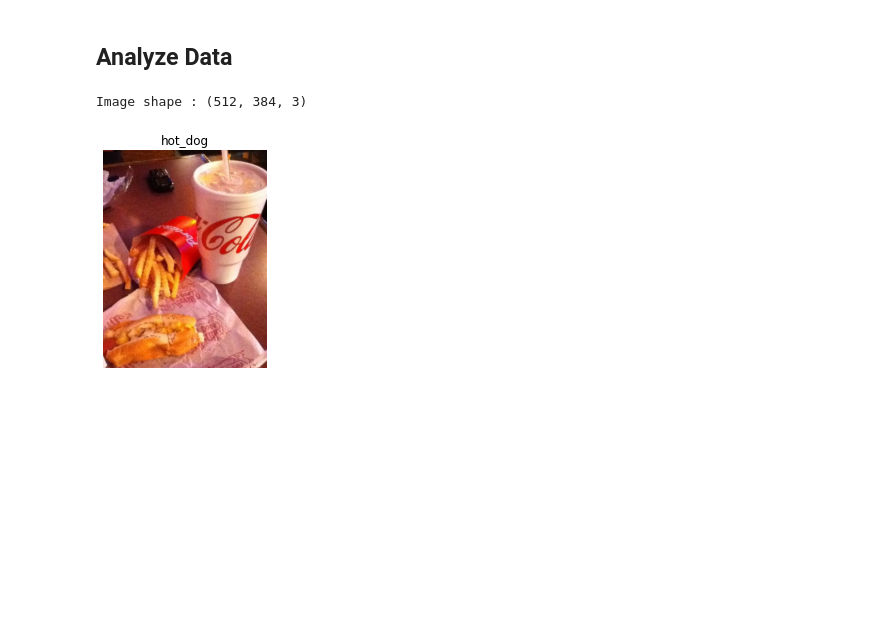
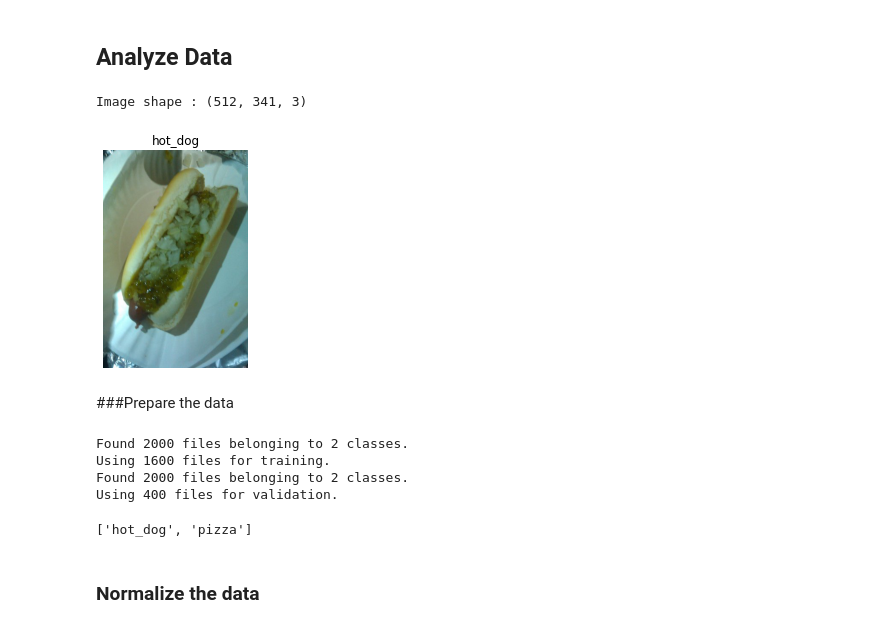
Before and after one commit to HLCarbon/DeepLearning, a Jupyter notebook: CNN_pizza_VS_hotdog.ipynb, the cells around one changed output. Saved outputs shown, nothing was run; the diff lists cells and outputs as text; code cells hidden in the pictures; blank space fills up the shorter version.

```diff
--- a/CNN_pizza_VS_hotdog.ipynb
+++ b/CNN_pizza_VS_hotdog.ipynb
@@ -52,9 +52,34 @@ def display_random_image(dir:str, class_type:str):
   plt.title(class_type)
   plt.axis('off')
   print(f'Image shape : {img.shape}')
-  /content/pizza/1001116.jpg
 # %%
-display_random_image('/content', 'hot_dog')
+display_random_image('/content/hot_pizza', 'hot_dog')
 # %% [output]
-Image shape : (512, 384, 3)
+Image shape : (512, 341, 3)
-[figure, old version]
+[figure, new version]
+# %% [markdown]
+###Prepare the data
+# %%
+# 256x256 (Batches of 32)
+data_dir = '/content/hot_pizza'
+training_data = tf.keras.utils.image_dataset_from_directory(data_dir, validation_split = 0.2,
+                                                            subset = 'training', batch_size = 32,
+                                                            image_size = (256,256),
+                                                            seed  = 66)
+
+validation_data = tf.keras.utils.image_dataset_from_directory(data_dir, validation_split = 0.2,
+                                                            subset = 'validation', batch_size = 32,
+                                                            image_size = (256,256),
+                                                            seed  = 66)
+# %% [output]
+Found 2000 files belonging to 2 classes.
+Using 1600 files for training.
+Found 2000 files belonging to 2 classes.
+Using 400 files for validation.
+# %%
+class_names = training_data.class_names
+print(class_names)
+# %% [output]
+['hot_dog', 'pizza']
+# %% [markdown]
+### Normalize the data
```
Also changed, not shown: parts of 8 cells of this notebook.
